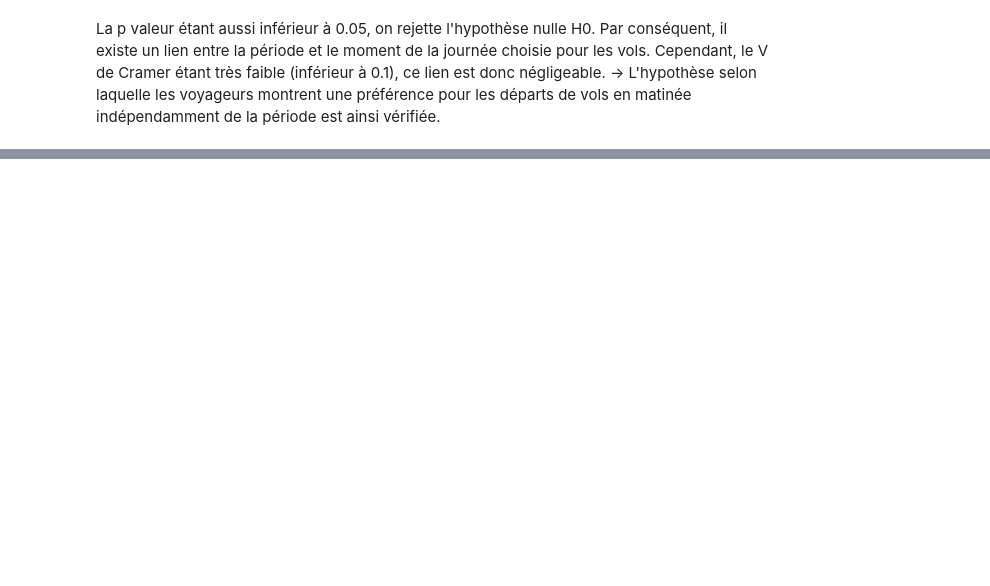
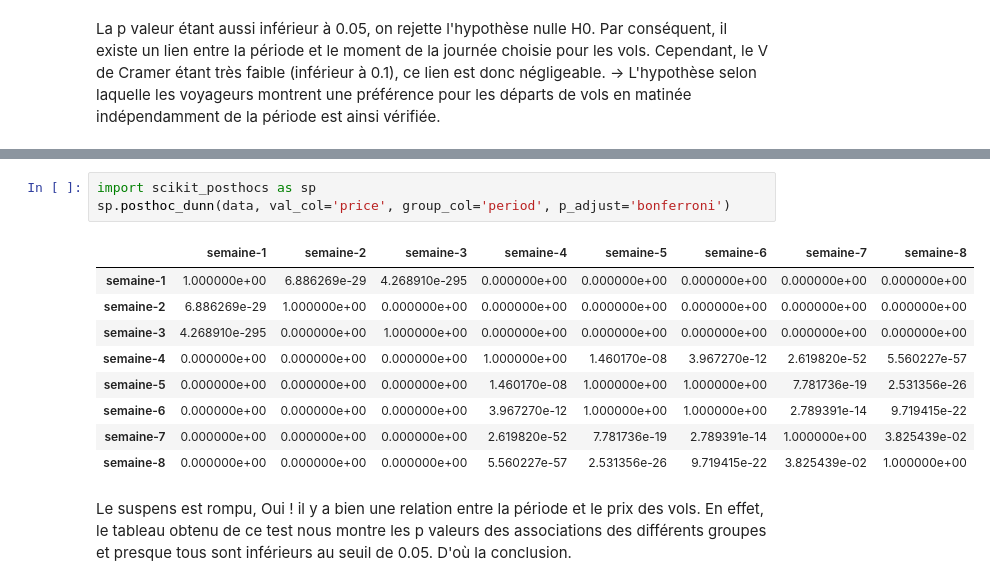
Before and after one commit to chanwinharold/Prevision_du_prix_des_vols, a Jupyter notebook: notebooks/03_statistical_insights.ipynb, the cells around one changed output, grey strips where cells are left out. Drawn from its saved outputs; the diff is of its cells as text; blank space fills up the shorter version.

```diff
--- a/notebooks/03_statistical_insights.ipynb
+++ b/notebooks/03_statistical_insights.ipynb
@@ -185,0 +267,15 @@ La p valeur étant aussi inférieur à 0.05, on rejette l'hypothèse nulle H0. P
+# %%
+import scikit_posthocs as sp
+sp.posthoc_dunn(data, val_col='price', group_col='period', p_adjust='bonferroni')
+# %% [output]
+|  | semaine-1 | semaine-2 | semaine-3 | semaine-4 | semaine-5 | semaine-6 | semaine-7 | semaine-8 |
+| semaine-1 | 1.000000e+00 | 6.886269e-29 | 4.268910e-295 | 0.000000e+00 | 0.000000e+00 | 0.000000e+00 | 0.000000e+00 | 0.000000e+00 |
+| semaine-2 | 6.886269e-29 | 1.000000e+00 | 0.000000e+00 | 0.000000e+00 | 0.000000e+00 | 0.000000e+00 | 0.000000e+00 | 0.000000e+00 |
+| semaine-3 | 4.268910e-295 | 0.000000e+00 | 1.000000e+00 | 0.000000e+00 | 0.000000e+00 | 0.000000e+00 | 0.000000e+00 | 0.000000e+00 |
+| semaine-4 | 0.000000e+00 | 0.000000e+00 | 0.000000e+00 | 1.000000e+00 | 1.460170e-08 | 3.967270e-12 | 2.619820e-52 | 5.560227e-57 |
+| semaine-5 | 0.000000e+00 | 0.000000e+00 | 0.000000e+00 | 1.460170e-08 | 1.000000e+00 | 1.000000e+00 | 7.781736e-19 | 2.531356e-26 |
+| semaine-6 | 0.000000e+00 | 0.000000e+00 | 0.000000e+00 | 3.967270e-12 | 1.000000e+00 | 1.000000e+00 | 2.789391e-14 | 9.719415e-22 |
+| semaine-7 | 0.000000e+00 | 0.000000e+00 | 0.000000e+00 | 2.619820e-52 | 7.781736e-19 | 2.789391e-14 | 1.000000e+00 | 3.825439e-02 |
+| semaine-8 | 0.000000e+00 | 0.000000e+00 | 0.000000e+00 | 5.560227e-57 | 2.531356e-26 | 9.719415e-22 | 3.825439e-02 | 1.000000e+00 |
+# %% [markdown]
+Le suspens est rompu, Oui ! il y a bien une relation entre la période et le prix des vols. En effet, le tableau obtenu de ce test nous montre les p valeurs des associations des différents groupes et presque tous sont inférieurs au seuil de 0.05. D'où la conclusion.
```
Also changed, not shown: parts of 14 cells of this notebook, 2 other files.
